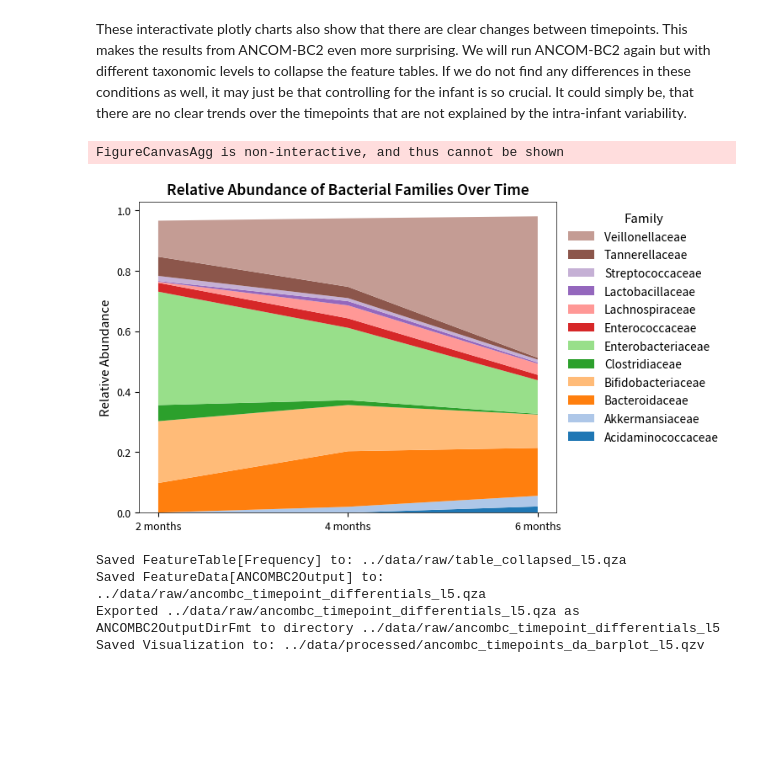
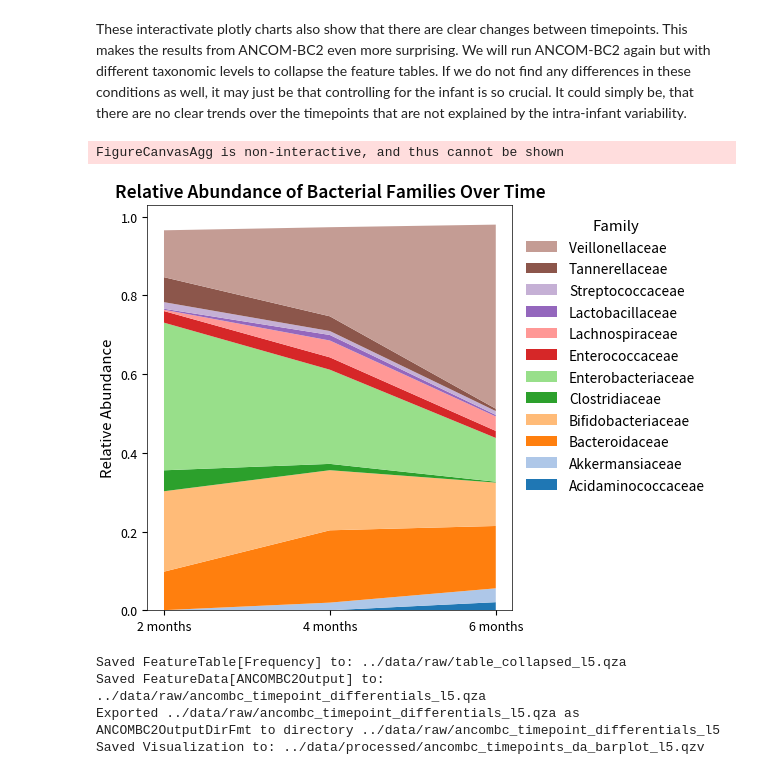
Before and after one commit to Emelie23/microbEvolve2, a Jupyter notebook: scripts/04-1_differential_abundance.ipynb, the cells around one changed output. Cells and saved outputs as stored; diff of their text form; code cells hidden in the pictures; blank space fills up the shorter version.

```diff
--- a/scripts/04-1_differential_abundance.ipynb
+++ b/scripts/04-1_differential_abundance.ipynb
@@ -162,27 +175,28 @@ These interactivate plotly charts also show that there are clear changes between
 # %%
 fig, ax = plt.subplots(1, 1)
 
 plot_df = df_family_with_metadata_timepoint[df_family_with_metadata_timepoint.columns[df_family_with_metadata_timepoint.max() > 0.01]].sort_index(axis=1)
 
 ax.stackplot(
     plot_df.index,
     plot_df.T,
     labels=plot_df.columns,
     colors=plt.cm.tab20.colors)
 
 handles, labels = ax.get_legend_handles_labels()
 # Remove f__ prefix for better readability
 labels = [label[3:] if label.startswith("f__") else label for label in labels]
 ax.legend(handles[::-1], labels[::-1], title="Family", loc='upper left', bbox_to_anchor=(1, 1))
 
 ax.set_ylabel("Relative Abundance")
 ax.set_title("Relative Abundance of Bacterial Families Over Time")
 
-
+fig.tight_layout()
+fig.savefig("../figures/family_relative_abundance_over_time.pdf")
 fig.show()
 # %% [output]
 FigureCanvasAgg is non-interactive, and thus cannot be shown
-[figure, old version]
+[figure, new version]
 # %%
 ! qiime taxa collapse \
     --i-table $data_dir/raw/table_collapsed.qza \
```
Also changed, not shown: parts of 2 cells of this notebook, 1 other file.
